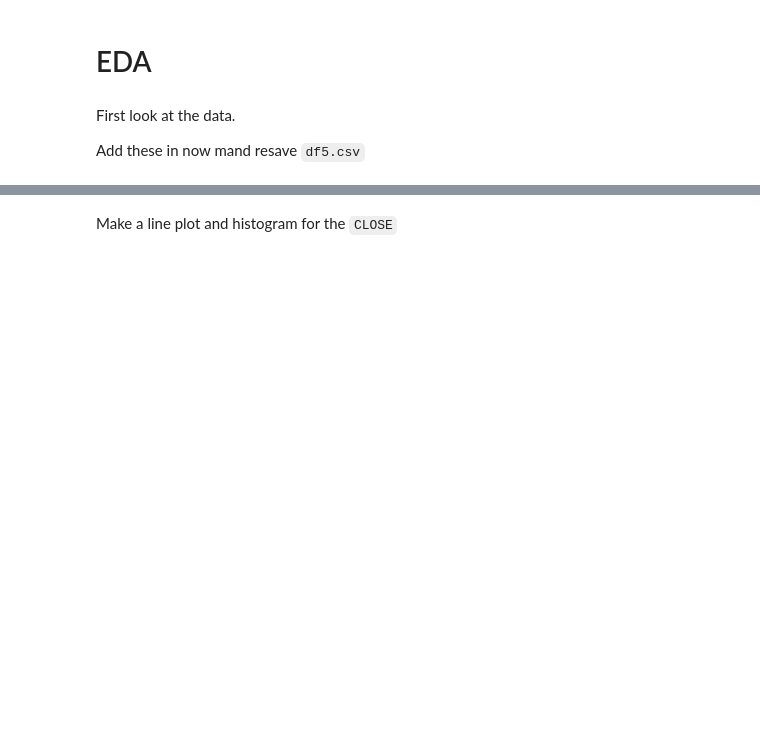
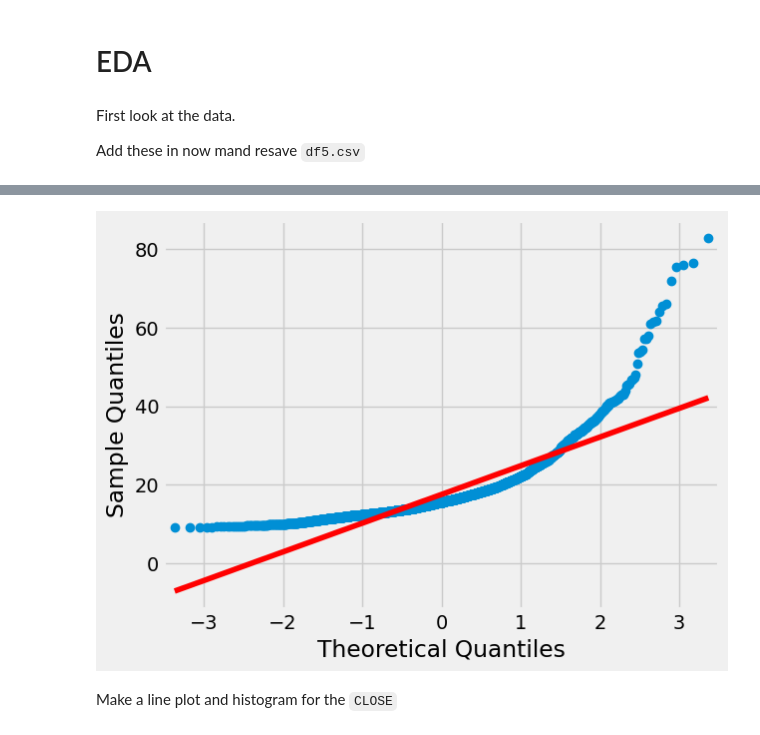
Before and after one commit to mikedshadow/Capstone-3, a Jupyter notebook: Notebooks/Wrangle-2.ipynb, the cells around one changed output, grey strips where cells are left out. Drawn from its saved outputs; the diff is of its cells as text; code cells hidden in the pictures; blank space fills up the shorter version.

```diff
--- a/Notebooks/Wrangle-2.ipynb
+++ b/Notebooks/Wrangle-2.ipynb
@@ -44,6 +53,12 @@ df.head()
 | 135 | 19.16 | 74 | 8 | 86 | 168 | 23.6630 | ['Neutral', ' Neutral', ' Positiv... | Insurance Sector Overview - 2010 ... | ['ACE', ' AEIS', ' AGQ', ' AKS', ... | 2010-01-06 | ... |
 | 136 | 19.06 | 90 | 29 | 106 | 225 | 24.1130 | ['Positive', ' Negative', ' Neutr... | Benzinga’s Top Downgrades (WEN, C... | ['ABC', ' ACN', ' AEO', ' AEO', '... | 2010-01-07 | ... |
 | 137 | 18.13 | 80 | 26 | 111 | 217 | 16.3447 | ['Negative', ' Neutral', ' Positi... | Gold Finishes Lower After Pressur... | ['ABX', ' AEO', ' AGU', ' AGU', '... | 2010-01-08 | ... |
+# %%
+#See if it is normally distributed
+qqplot(df['CLOSE'], line='s')
+plt.show()
+# %% [output]
+[figure, added]
 # %% [markdown]
 Make a line plot and histogram for the `CLOSE`
 # %%
```
Also changed, not shown: parts of 14 cells of this notebook, 9 other files.
